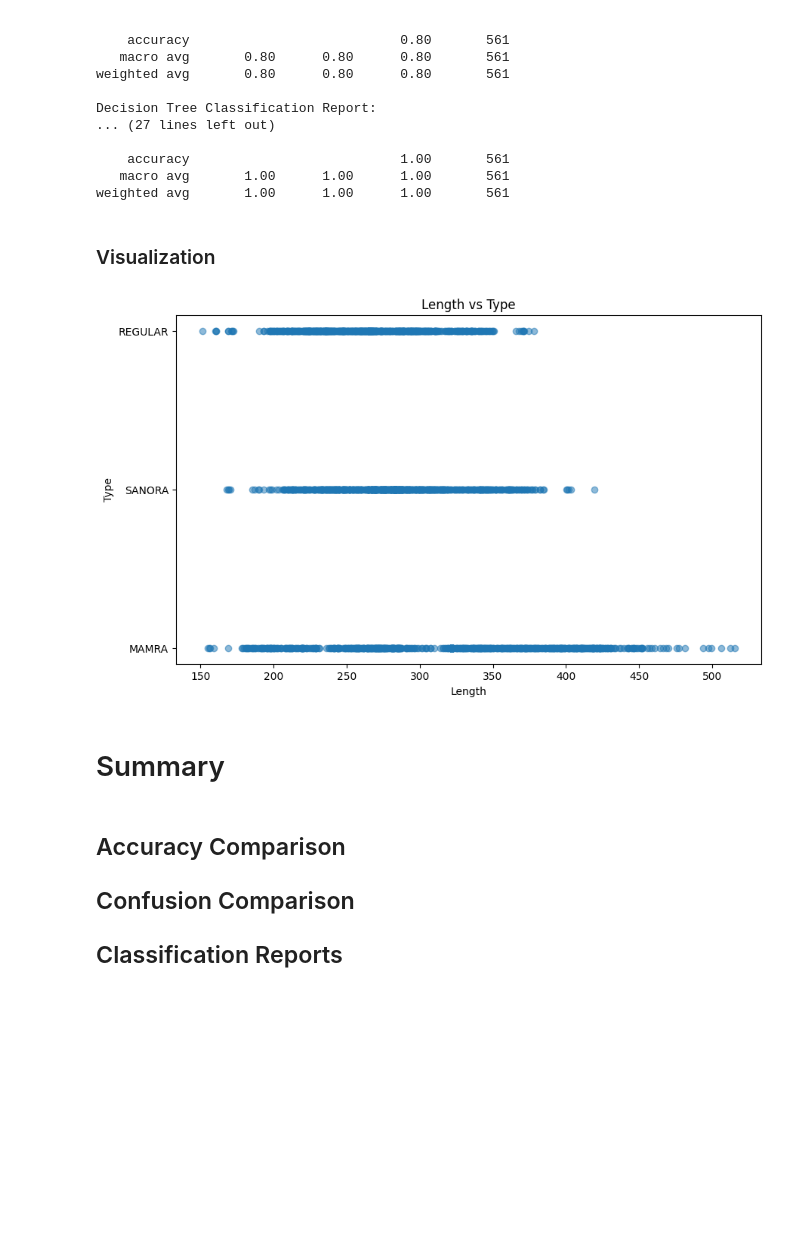
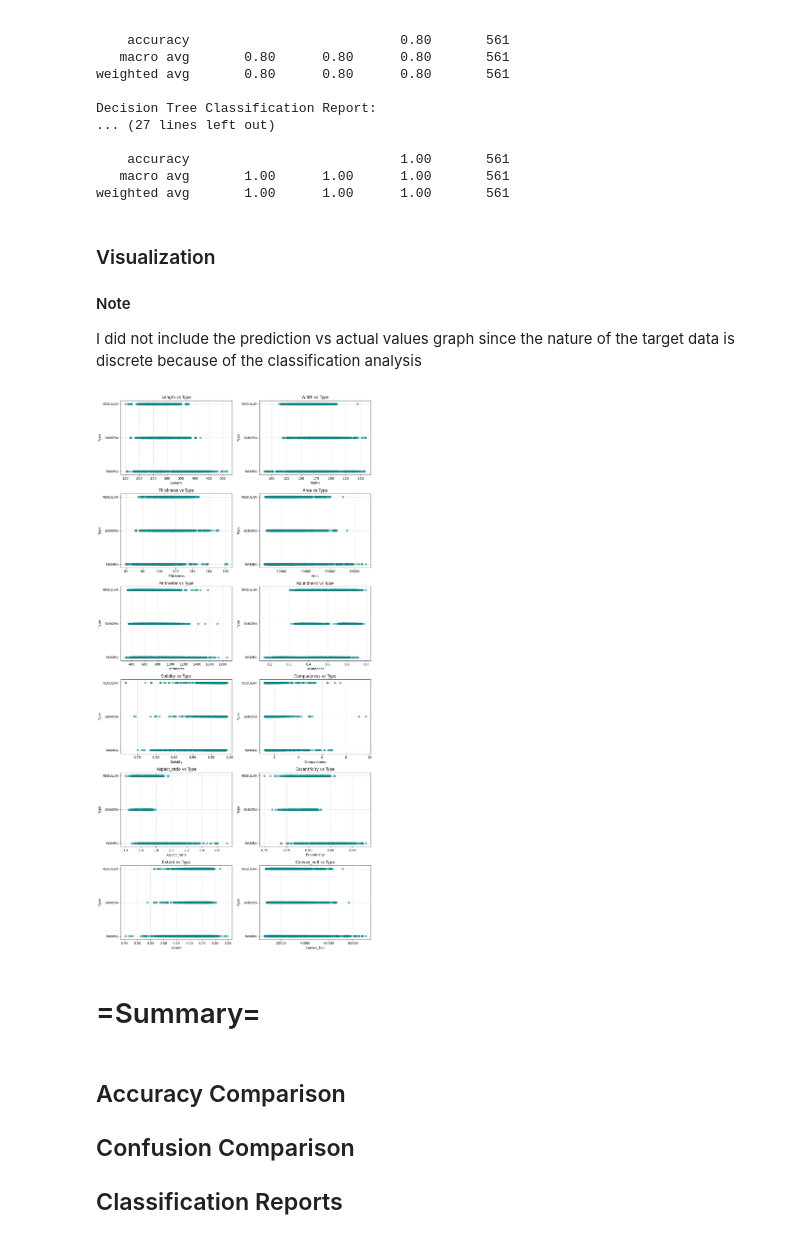
Before and after one commit to Brian-Gab/AlmondClassifier_FEL401, a Jupyter notebook: machine_learn.ipynb, the cells around one changed output. Drawn from its saved outputs; the diff is of its cells as text; code cells hidden in the pictures; blank space fills up the shorter version.

```diff
--- a/machine_learn.ipynb
+++ b/machine_learn.ipynb
@@ -351,21 +377,32 @@ Decision Tree Classification Report:
 weighted avg       1.00      1.00      1.00       561
 # %% [markdown]
 ### Visualization
+#### Note
+I did not include the prediction vs actual values graph since the nature of the target data is discrete because of the classification analysis
 # %%
-#Scatterplot of length vs type
-plt.figure(figsize=(10, 6))
-plt.scatter(almond['length'], almond['type'], alpha=0.5)
+features = [
+    'length', 'width', 'thickness', 'area', 'perimeter',
+    'roundness', 'solidity', 'compactness', 'aspect_ratio',
+    'eccentricity', 'extent', 'convex_hull'
+]
 
-#Labels and title
-plt.xlabel('Length')
-plt.ylabel('Type')
-plt.title('Length vs Type')
+fig, axes = plt.subplots(nrows=6, ncols=2, figsize=(12, 24))
+axes = axes.flatten()
 
+for i, col in enumerate(features):
+    axes[i].scatter(almond[col], almond['type'], alpha=0.5, color='teal')
+
+    axes[i].set_xlabel(col.capitalize())
+    axes[i].set_ylabel('Type')
+    axes[i].set_title(f'{col.capitalize()} vs Type')
+    axes[i].grid(True, linestyle='--', alpha=0.6)
+
+plt.tight_layout()
 plt.show()
 # %% [output]
-[figure, old version]
+[figure, new version]
 # %% [markdown]
-# Summary
+# =Summary=
 # %% [markdown]
 ## Accuracy Comparison
 
```
Also changed, not shown: parts of 8 cells of this notebook.
